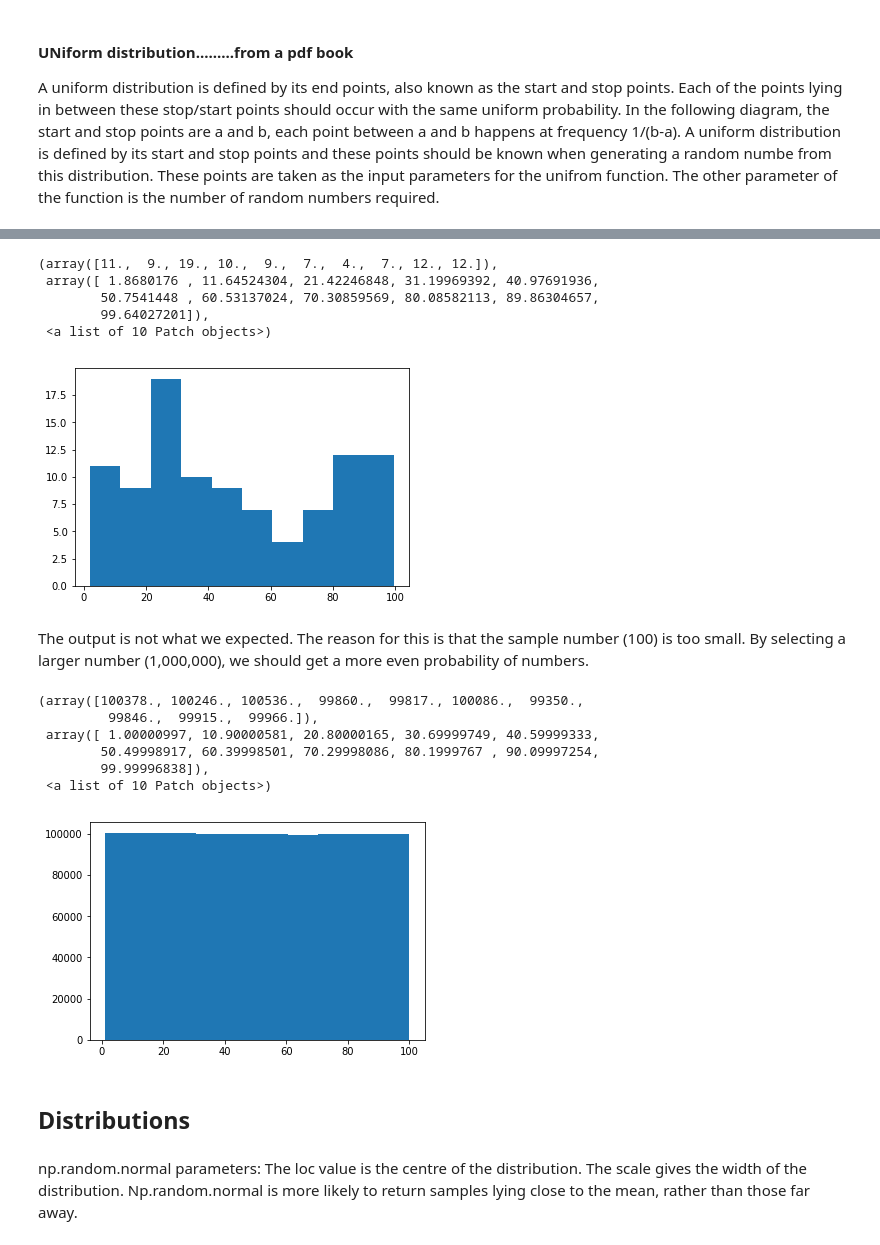
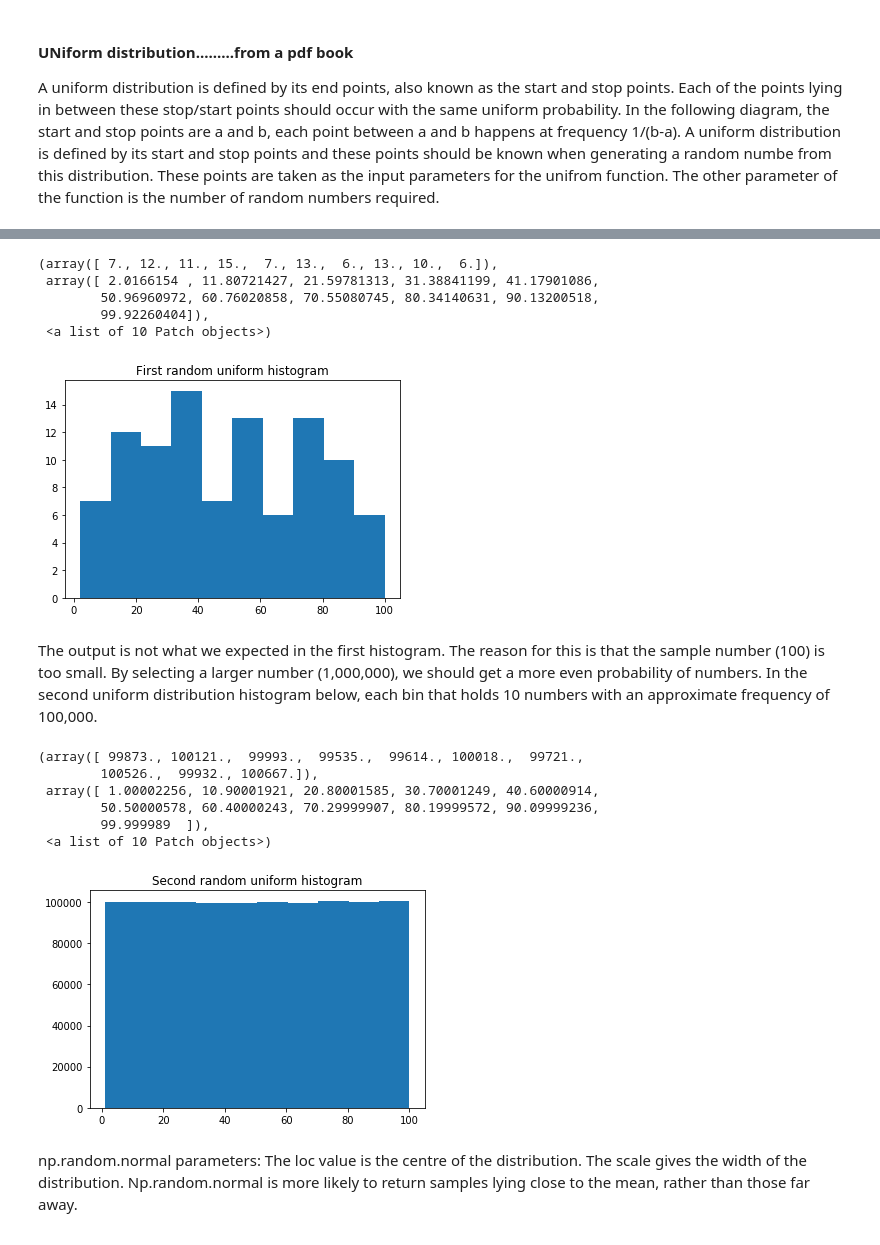
Before and after one commit to eamonnofarrell/NumpyRandom, a Jupyter notebook: NumpyRandom.ipynb, the cells around one changed output, grey strips where cells are left out. Drawn from its saved outputs; the diff is of its cells as text; code cells hidden in the pictures.

```diff
--- a/NumpyRandom.ipynb
+++ b/NumpyRandom.ipynb
@@ -247,30 +247,31 @@ Image("Uniform_Dist.PNG")
 [figure]
 # %%
 a = np.random.uniform(1,100,100)
+plt.title("First random uniform histogram")
 plt.hist(a)
 # %% [output]
-(array([11.,  9., 19., 10.,  9.,  7.,  4.,  7., 12., 12.]),
- array([ 1.8680176 , 11.64524304, 21.42246848, 31.19969392, 40.97691936,
-        50.7541448 , 60.53137024, 70.30859569, 80.08582113, 89.86304657,
-        99.64027201]),
+(array([ 7., 12., 11., 15.,  7., 13.,  6., 13., 10.,  6.]),
+ array([ 2.0166154 , 11.80721427, 21.59781313, 31.38841199, 41.17901086,
+        50.96960972, 60.76020858, 70.55080745, 80.34140631, 90.13200518,
+        99.92260404]),
  <a list of 10 Patch objects>)
-[figure, old version]
+[figure, new version]
 # %% [markdown]
-The output is not what we expected. The reason for this is that the sample number (100) is too small. By selecting a larger number (1,000,000), we should get a more even probability of numbers.
+The output is not what we expected in the first histogram. The reason for this is that the sample number (100) is too small. By selecting a larger number (1,000,000), we should get a more even probability of numbers.
+In the second uniform distribution histogram below, each bin that holds 10 numbers with an approximate frequency of 100,000.
 # %%
 a = np.random.uniform(1,100,1000000)
+plt.title("Second random uniform histogram")
 plt.hist(a)
 # %% [output]
-(array([100378., 100246., 100536.,  99860.,  99817., 100086.,  99350.,
-         99846.,  99915.,  99966.]),
- array([ 1.00000997, 10.90000581, 20.80000165, 30.69999749, 40.59999333,
-        50.49998917, 60.39998501, 70.29998086, 80.1999767 , 90.09997254,
-        99.99996838]),
+(array([ 99873., 100121.,  99993.,  99535.,  99614., 100018.,  99721.,
+        100526.,  99932., 100667.]),
+ array([ 1.00002256, 10.90001921, 20.80001585, 30.70001249, 40.60000914,
+        50.50000578, 60.40000243, 70.29999907, 80.19999572, 90.09999236,
+        99.999989  ]),
  <a list of 10 Patch objects>)
-[figure, old version]
+[figure, new version]
 # %%
 In the second uniform distribution histogram, each bin that holds 10 numbers with an approximate frequency of 100,000.
-# %% [markdown]
-## Distributions
 # %% [markdown]
 np.random.normal parameters: The loc value is the centre of the distribution. The scale gives the width of the distribution. Np.random.normal is more likely to return samples lying close to the mean, rather than those far away.
```
Also changed, not shown: parts of 12 cells of this notebook.
